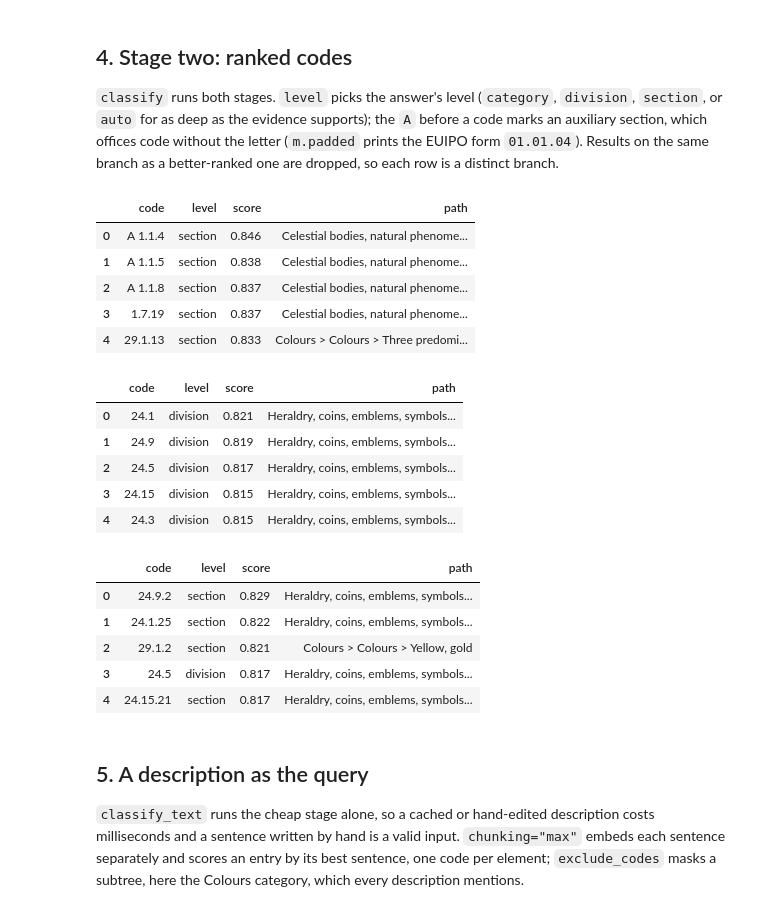
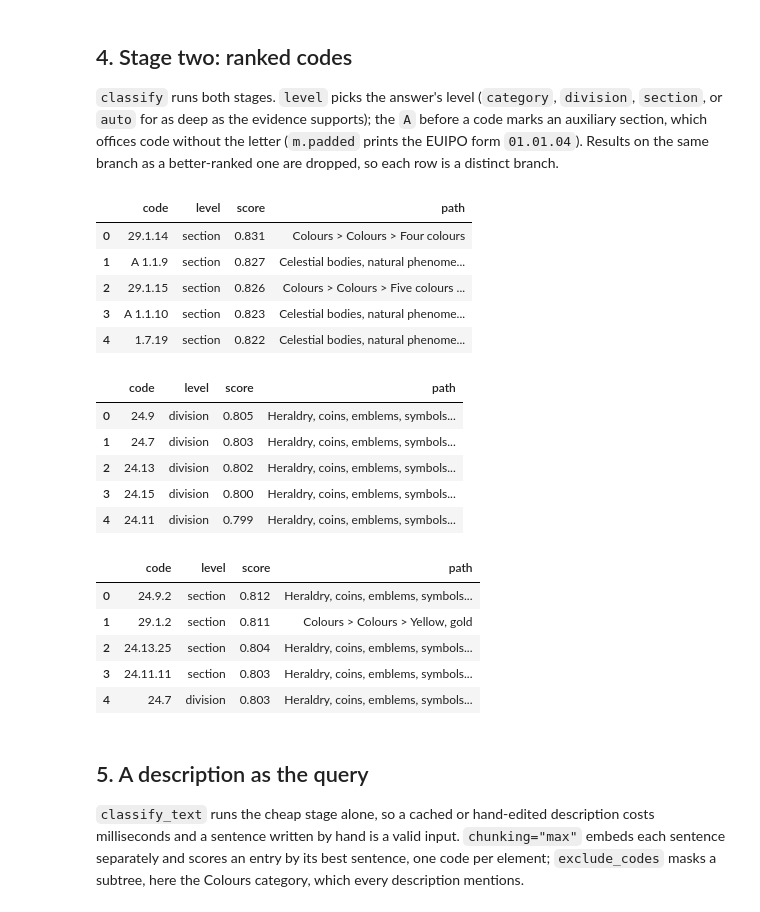
Before and after one commit to Jaimenms/image2vienna, a Jupyter notebook: notebooks/01_image2vienna.ipynb, the cells around one changed output. Cells and saved outputs as stored; diff of their text form; code cells hidden in the pictures.

```diff
--- a/notebooks/01_image2vienna.ipynb
+++ b/notebooks/01_image2vienna.ipynb
@@ -138,32 +137,32 @@ before a code marks an auxiliary section, which offices code without the letter
 (`m.padded` prints the EUIPO form `01.01.04`). Results on the same branch as a
 better-ranked one are dropped, so each row is a distinct branch.
 # %%
-as_frame(clf.classify(stars_moon, level="section", top_k=5, prompt=INVENTORY_PROMPT))
+as_frame(clf.classify(stars_moon, level="section", top_k=5))
 # %% [output]
 |  | code | level | score | path |
-| 0 | A 1.1.4 | section | 0.846 | Celestial bodies, natural phenome... |
-| 1 | A 1.1.5 | section | 0.838 | Celestial bodies, natural phenome... |
-| 2 | A 1.1.8 | section | 0.837 | Celestial bodies, natural phenome... |
-| 3 | 1.7.19 | section | 0.837 | Celestial bodies, natural phenome... |
-| 4 | 29.1.13 | section | 0.833 | Colours > Colours > Three predomi... |
+| 0 | 29.1.14 | section | 0.831 | Colours > Colours > Four colours |
+| 1 | A 1.1.9 | section | 0.827 | Celestial bodies, natural phenome... |
+| 2 | 29.1.15 | section | 0.826 | Colours > Colours > Five colours ... |
+| 3 | A 1.1.10 | section | 0.823 | Celestial bodies, natural phenome... |
+| 4 | 1.7.19 | section | 0.822 | Celestial bodies, natural phenome... |
 # %%
-as_frame(clf.classify(shield, level="division", top_k=5, prompt=INVENTORY_PROMPT))
+as_frame(clf.classify(shield, level="division", top_k=5))
 # %% [output]
 |  | code | level | score | path |
-| 0 | 24.1 | division | 0.821 | Heraldry, coins, emblems, symbols... |
-| 1 | 24.9 | division | 0.819 | Heraldry, coins, emblems, symbols... |
-| 2 | 24.5 | division | 0.817 | Heraldry, coins, emblems, symbols... |
-| 3 | 24.15 | division | 0.815 | Heraldry, coins, emblems, symbols... |
-| 4 | 24.3 | division | 0.815 | Heraldry, coins, emblems, symbols... |
+| 0 | 24.9 | division | 0.805 | Heraldry, coins, emblems, symbols... |
+| 1 | 24.7 | division | 0.803 | Heraldry, coins, emblems, symbols... |
+| 2 | 24.13 | division | 0.802 | Heraldry, coins, emblems, symbols... |
+| 3 | 24.15 | division | 0.800 | Heraldry, coins, emblems, symbols... |
+| 4 | 24.11 | division | 0.799 | Heraldry, coins, emblems, symbols... |
 # %%
-as_frame(clf.classify(shield, level="auto", top_k=5, prompt=INVENTORY_PROMPT))
+as_frame(clf.classify(shield, level="auto", top_k=5))
 # %% [output]
 |  | code | level | score | path |
-| 0 | 24.9.2 | section | 0.829 | Heraldry, coins, emblems, symbols... |
-| 1 | 24.1.25 | section | 0.822 | Heraldry, coins, emblems, symbols... |
-| 2 | 29.1.2 | section | 0.821 | Colours > Colours > Yellow, gold |
-| 3 | 24.5 | division | 0.817 | Heraldry, coins, emblems, symbols... |
-| 4 | 24.15.21 | section | 0.817 | Heraldry, coins, emblems, symbols... |
+| 0 | 24.9.2 | section | 0.812 | Heraldry, coins, emblems, symbols... |
+| 1 | 29.1.2 | section | 0.811 | Colours > Colours > Yellow, gold |
+| 2 | 24.13.25 | section | 0.804 | Heraldry, coins, emblems, symbols... |
+| 3 | 24.11.11 | section | 0.803 | Heraldry, coins, emblems, symbols... |
+| 4 | 24.7 | division | 0.803 | Heraldry, coins, emblems, symbols... |
 # %% [markdown]
 ## 5. A description as the query
 
```
Also changed, not shown: parts of 8 cells of this notebook, 33 other files.
